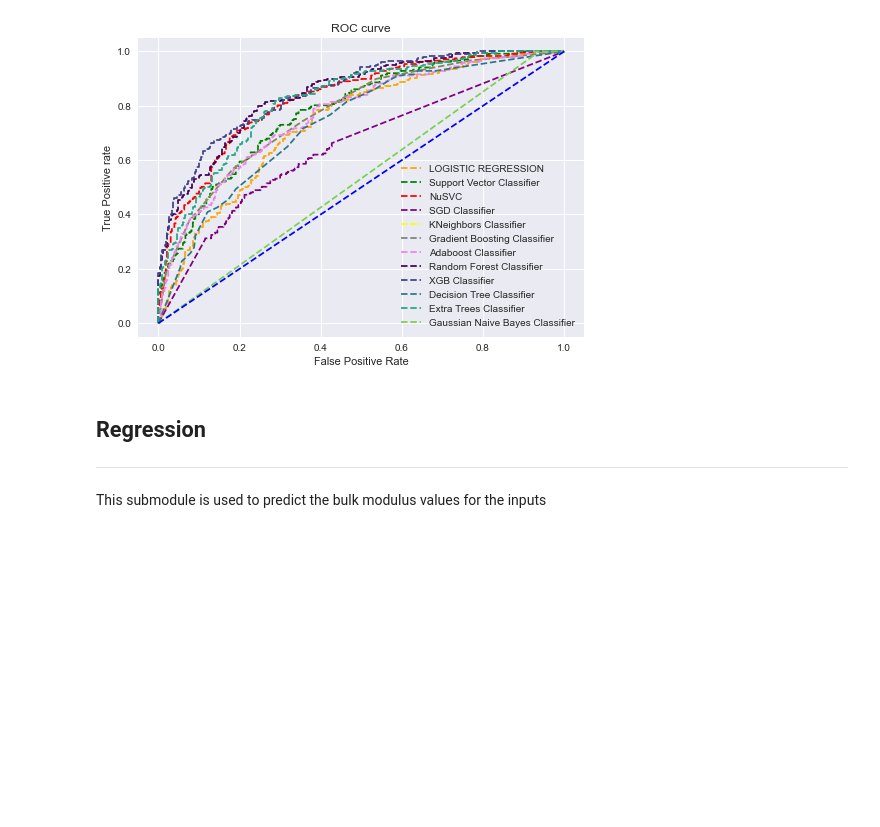
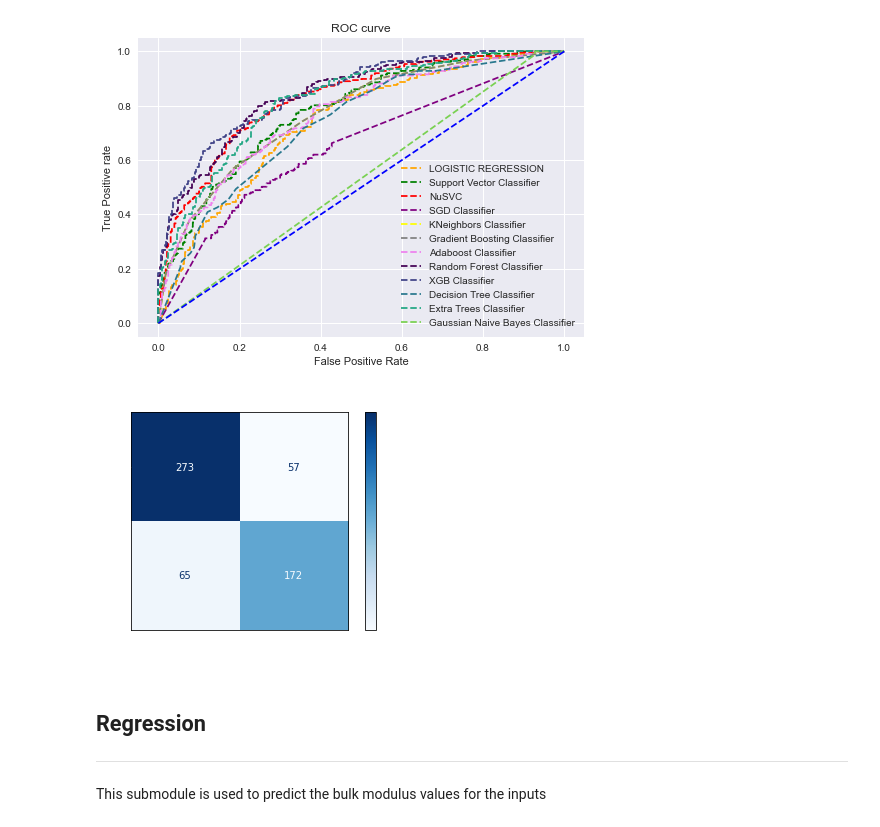
Before and after one commit to manju838/Design-of-High-Strength-HEAs-using-ML, a Jupyter notebook: HEA_New_Folder/Code_Notebooks/randstate0.ipynb, the cells around one changed output. Drawn from its saved outputs; the diff is of its cells as text; code cells hidden in the pictures; blank space fills up the shorter version.

```diff
--- a/HEA_New_Folder/Code_Notebooks/randstate0.ipynb
+++ b/HEA_New_Folder/Code_Notebooks/randstate0.ipynb
@@ -899,3 +899,26 @@ models_classifier_comparison.to_csv("C:/Users/anike/OneDrive/Desktop/DL_project/
+# %%
+from sklearn.metrics import confusion_matrix
+import matplotlib.pyplot as plt
+from sklearn.metrics import plot_confusion_matrix
+
+filename1 = '../Saved Models/Classifier Models/random_state_0/classifier_gradientBoosting.sav'
+gradientBoosting_model = pickle.load(open(filename1, 'rb'))
+
+# train_pred = gradientBoosting_model.predict(x_train_scaled)
+test_pred = gradientBoosting_model.predict(x_test_scaled)
+
+confusion_matrix(y_test, test_pred)
+
+color = 'white'
+matrix = plot_confusion_matrix(gradientBoosting_model, x_test_scaled, y_test, cmap=plt.cm.Blues)
+matrix.ax_.set_title('Confusion Matrix', color=color)
+plt.xlabel('Predicted Label', color=color)
+plt.ylabel('True Label', color=color)
+plt.gcf().axes[0].tick_params(colors=color)
+plt.gcf().axes[1].tick_params(colors=color)
+plt.show()
+# %% [output]
+[figure, added]
 # %% [markdown]
 ## Regression
 ---
```
Also changed, not shown: parts of 13 cells of this notebook, 7 other files.
